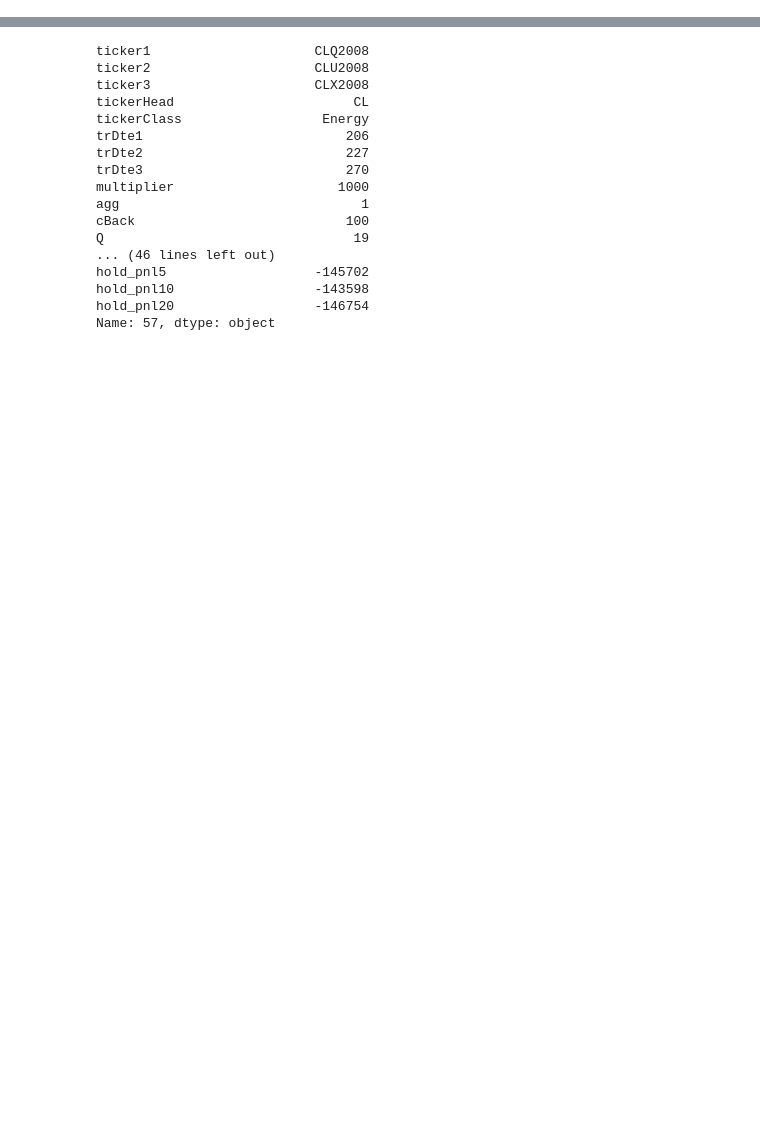
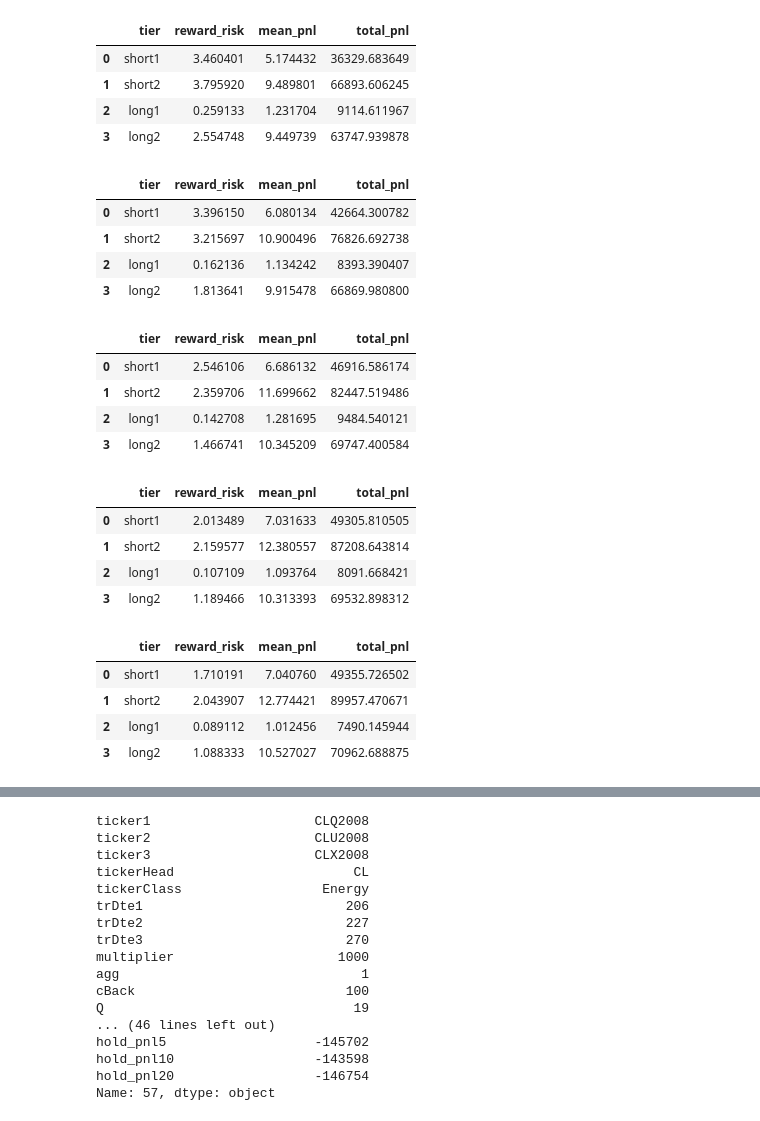
Before and after one commit to d0p34m1n3/repo_barbarossa, a Jupyter notebook: PycharmProjects/backtesting/test_backtest_futures_butterfly.ipynb, the cells around one changed output, grey strips where cells are left out. Cells and saved outputs as stored; diff of their text form; code cells hidden in the pictures; blank space fills up the shorter version.

```diff
--- a/PycharmProjects/backtesting/test_backtest_futures_butterfly.ipynb
+++ b/PycharmProjects/backtesting/test_backtest_futures_butterfly.ipynb
@@ -107,38 +292,69 @@ for pnl_field in pnl_field_list:
 # %%
+# some interesting results when you compare these iwth fixed holding periods
 import backtesting.backtest_stats as bs
 import pandas as pd
 from IPython.display import display
 
 trade_data = big_data
-pnl_field = 'hold_pnl20'
 
-pnl_field_list = ['path_pnl5','path_pnl10','path_pnl15','path_pnl20','path_pnl25']
+
+pnl_field_list = ['path_pnl5_per_contract',
+                  'path_pnl10_per_contract',
+                  'path_pnl15_per_contract',
+                  'path_pnl20_per_contract',
+                  'path_pnl25_per_contract']
 
 for pnl_field in pnl_field_list:
     standard_short_stats1 = bs.get_summary_stats(trade_data[(trade_data['z1']>=0.6) &
                                                      (trade_data['z1']<1.2) &
                                                       (trade_data['QF']>=85)][pnl_field].values)
     standard_short_stats2 = bs.get_summary_stats(trade_data[(trade_data['z1']>=1.2) &
                                                       (trade_data['QF']>=85)][pnl_field].values)
 
     standard_long_stats1 = bs.get_summary_stats(trade_data[(trade_data['z1']<=-0.6) &
                                                      (trade_data['z1']>-1.2) &
                                                       (trade_data['QF']<=12)][pnl_field].values)
 
     standard_long_stats2 = bs.get_summary_stats(trade_data[(trade_data['z1']<=-1.2) &
                                                       (trade_data['QF']<=12)][pnl_field].values)
 
     summary_frame = pd.DataFrame.from_items([('tier', ['short1','short2','long1','long2']),
                          ('reward_risk', [standard_short_stats1['reward_risk'],
                                          standard_short_stats2['reward_risk'],
                                          standard_long_stats1['reward_risk'],
                                          standard_long_stats2['reward_risk']]),
                           ('mean_pnl', [standard_short_stats1['mean_pnl'],
                                          standard_short_stats2['mean_pnl'],
                                          standard_long_stats1['mean_pnl'],
                                          standard_long_stats2['mean_pnl']]),
                         ('total_pnl', [standard_short_stats1['total_pnl'],
                                          standard_short_stats2['total_pnl'],
                                          standard_long_stats1['total_pnl'],
                                          standard_long_stats2['total_pnl']])])
     display(summary_frame)
+# %% [output]
+|  | tier | reward_risk | mean_pnl | total_pnl |
+| 0 | short1 | 3.460401 | 5.174432 | 36329.683649 |
+| 1 | short2 | 3.795920 | 9.489801 | 66893.606245 |
+| 2 | long1 | 0.259133 | 1.231704 | 9114.611967 |
+| 3 | long2 | 2.554748 | 9.449739 | 63747.939878 |
+|  | tier | reward_risk | mean_pnl | total_pnl |
+| 0 | short1 | 3.396150 | 6.080134 | 42664.300782 |
+| 1 | short2 | 3.215697 | 10.900496 | 76826.692738 |
+| 2 | long1 | 0.162136 | 1.134242 | 8393.390407 |
+| 3 | long2 | 1.813641 | 9.915478 | 66869.980800 |
+|  | tier | reward_risk | mean_pnl | total_pnl |
+| 0 | short1 | 2.546106 | 6.686132 | 46916.586174 |
+| 1 | short2 | 2.359706 | 11.699662 | 82447.519486 |
+| 2 | long1 | 0.142708 | 1.281695 | 9484.540121 |
+| 3 | long2 | 1.466741 | 10.345209 | 69747.400584 |
+|  | tier | reward_risk | mean_pnl | total_pnl |
+| 0 | short1 | 2.013489 | 7.031633 | 49305.810505 |
+| 1 | short2 | 2.159577 | 12.380557 | 87208.643814 |
+| 2 | long1 | 0.107109 | 1.093764 | 8091.668421 |
+| 3 | long2 | 1.189466 | 10.313393 | 69532.898312 |
+|  | tier | reward_risk | mean_pnl | total_pnl |
+| 0 | short1 | 1.710191 | 7.040760 | 49355.726502 |
+| 1 | short2 | 2.043907 | 12.774421 | 89957.470671 |
+| 2 | long1 | 0.089112 | 1.012456 | 7490.145944 |
+| 3 | long2 | 1.088333 | 10.527027 | 70962.688875 |
```
Also changed, not shown: parts of 19 cells of this notebook.
